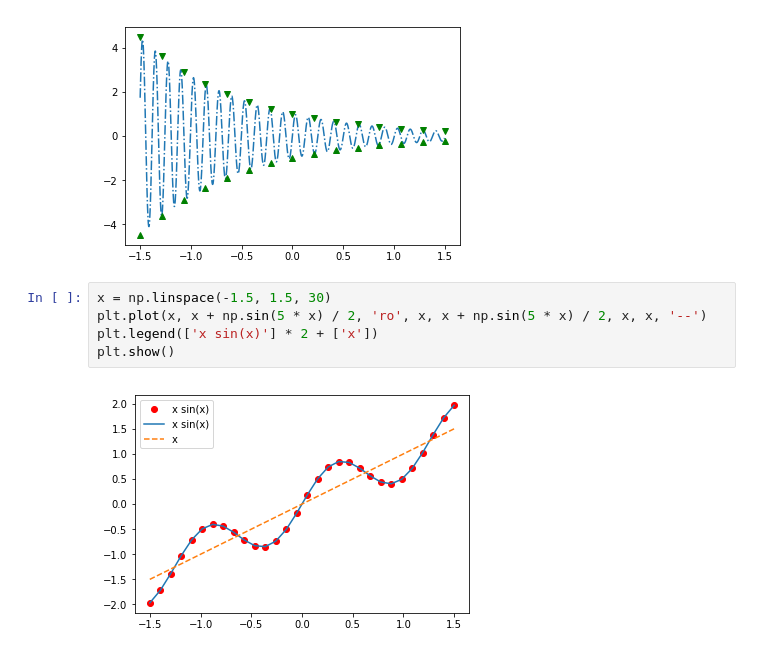
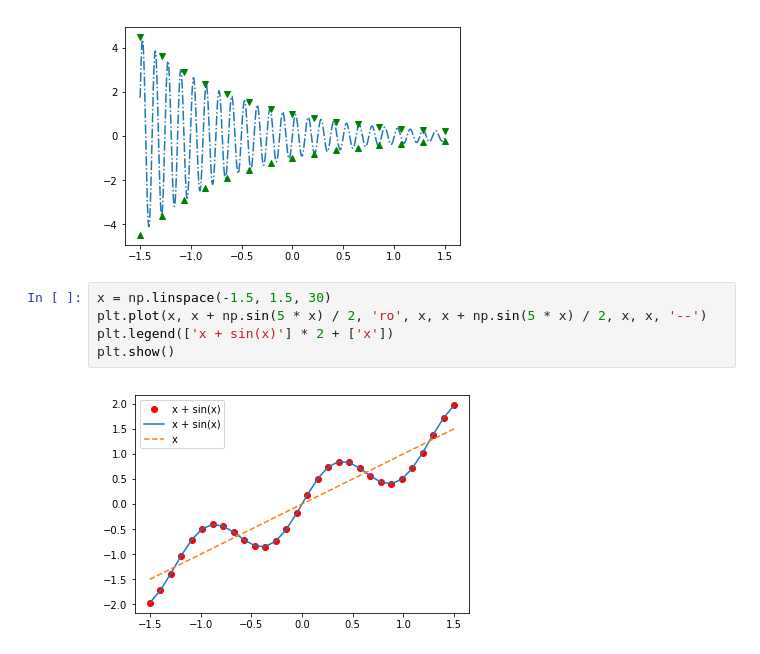
Before and after one commit to RohanBh/learning-python, a Jupyter notebook: exploring-scientific-libraries.ipynb, the cells around one changed output. Saved outputs shown, nothing was run; the diff lists cells and outputs as text.

```diff
--- a/exploring-scientific-libraries.ipynb
+++ b/exploring-scientific-libraries.ipynb
@@ -853,7 +853,7 @@ plt.show()
 # %%
 x = np.linspace(-1.5, 1.5, 30)
 plt.plot(x, x + np.sin(5 * x) / 2, 'ro', x, x + np.sin(5 * x) / 2, x, x, '--')
-plt.legend(['x sin(x)'] * 2 + ['x'])
+plt.legend(['x + sin(x)'] * 2 + ['x'])
 plt.show()
 # %% [output]
-[figure, old version]
+[figure, new version]
```
Also changed, not shown: parts of 5 cells of this notebook, 1 other file.
